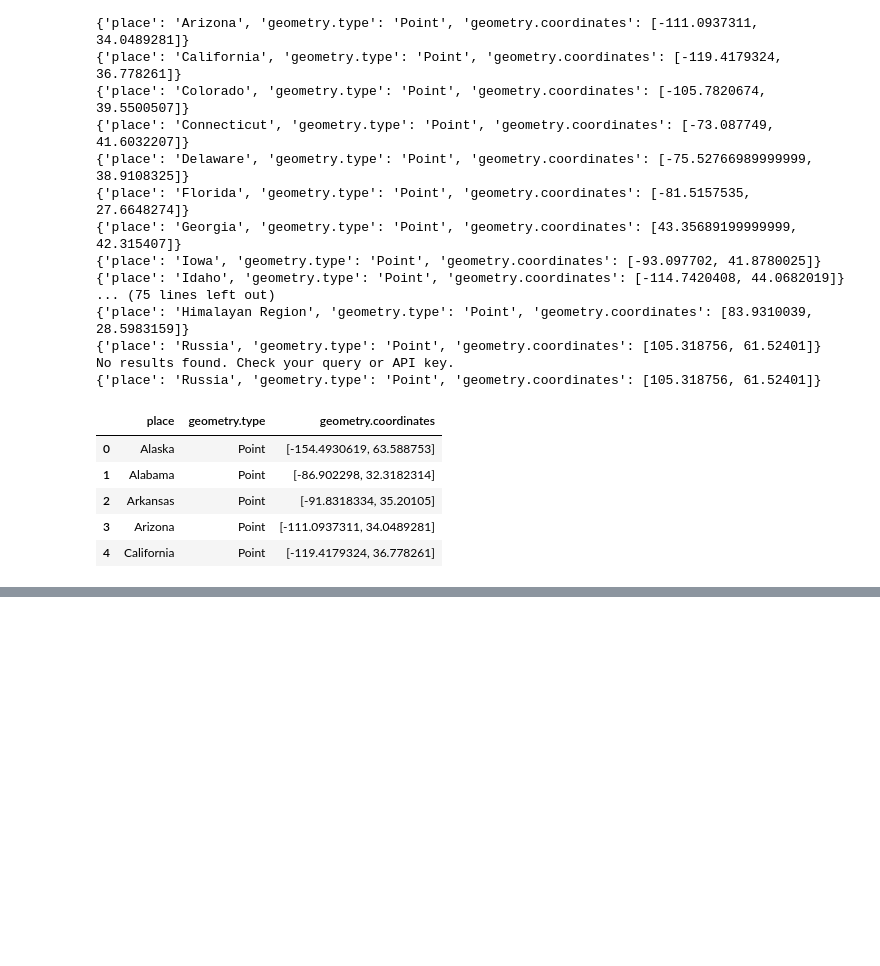
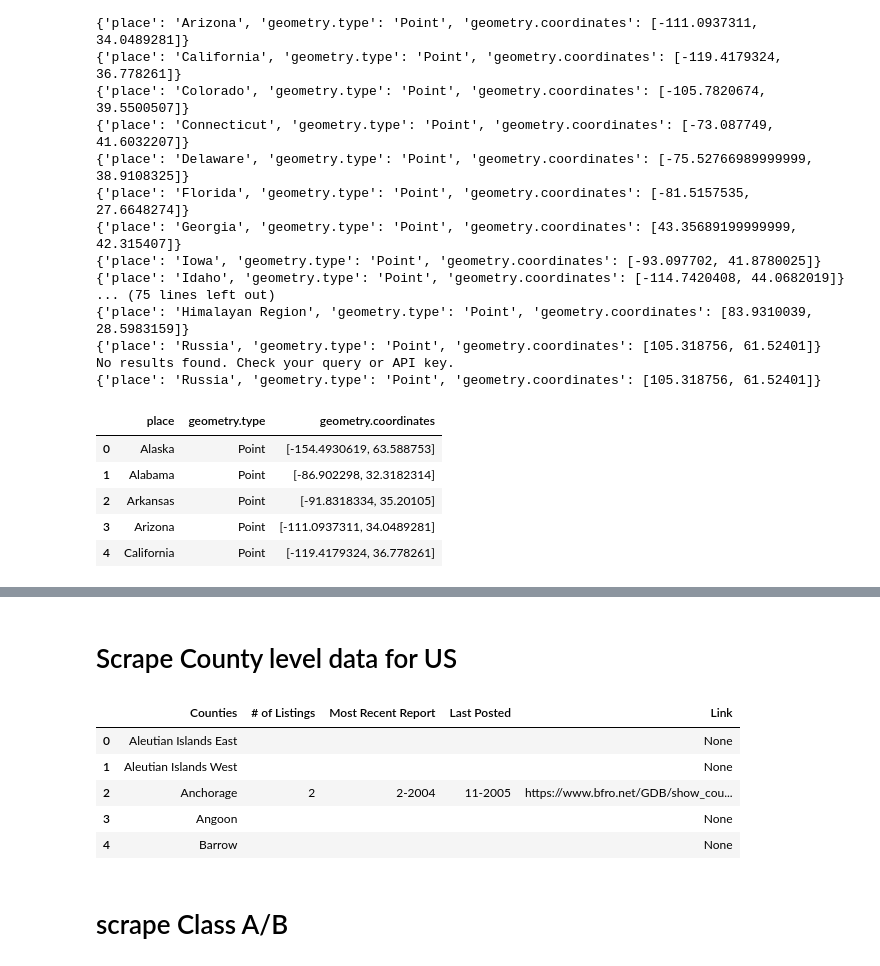
Before and after one commit to yiren54610/Bigfoot, a Jupyter notebook: Scraping.ipynb, the cells around one changed output, grey strips where cells are left out. Drawn from its saved outputs; the diff is of its cells as text; code cells hidden in the pictures; blank space fills up the shorter version.

```diff
--- a/Scraping.ipynb
+++ b/Scraping.ipynb
@@ -176,0 +164,39 @@ merged.to_clipboard()
+# %% [markdown]
+# Scrape County level data for US
+# %%
+us_states = merged[:49]
+# %%
+data = []
+base = 'https://www.bfro.net/GDB/'
+for url in us_states['Link']:
+    raw_html = requests.get(url).content
+    html = BeautifulSoup(raw_html,'html.parser')
+    counties = html.find_all('table')[3].find_all('table')[1].find_all('tr')[0]
+    for c in counties:
+        rows = counties.find_all('tr')[1:]
+        for row in rows:
+            cols = row.find_all('td')
+            if len(cols) <4:
+                continue
+            county_tag = cols[0].find('a')
+            if county_tag:
+                county = county_tag.text
+                link = base+county_tag.get('href')
+            else:
+                county = cols[0].text.strip()
+                link = None
+
+            num_listings = cols[1].text.strip()
+            most_recent_report = cols[2].text.strip()
+            last_posted = cols[3].text.strip()
+            data.append([county, num_listings, most_recent_report, last_posted,link])
+# %%
+us_counties = pd.DataFrame(data,columns=["Counties", "# of Listings", "Most Recent Report", "Last Posted","Link"])
+us_counties.head()
+# %% [output]
+|  | Counties | # of Listings | Most Recent Report | Last Posted | Link |
+| 0 | Aleutian Islands East |  |  |  | None |
+| 1 | Aleutian Islands West |  |  |  | None |
+| 2 | Anchorage | 2 | 2-2004 | 11-2005 | https://www.bfro.net/GDB/show_cou... |
+| 3 | Angoon |  |  |  | None |
+| 4 | Barrow |  |  |  | None |
@@ -176,0 +217,2 @@ merged.to_clipboard()
+# %% [markdown]
+# scrape Class A/B
```
Also changed, not shown: parts of 4 cells of this notebook, 1 other file.
